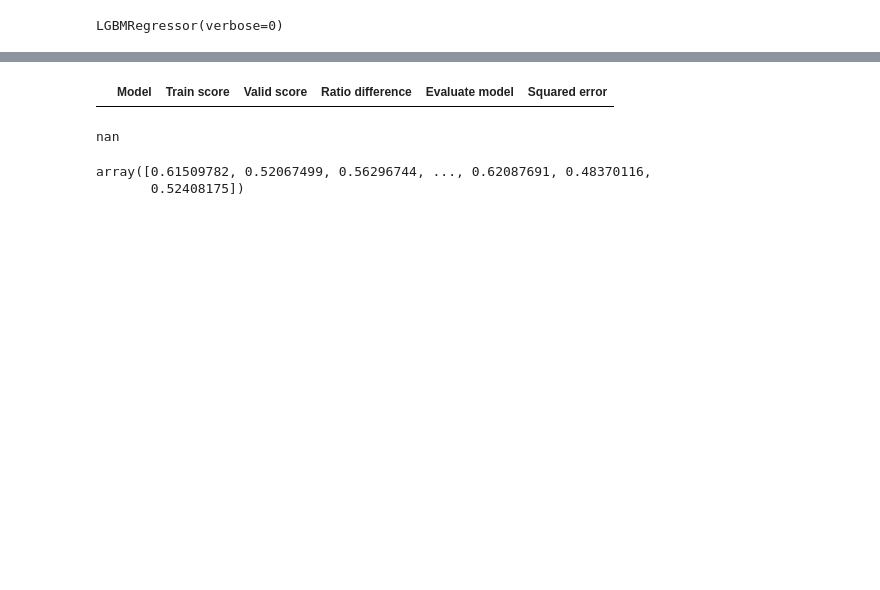
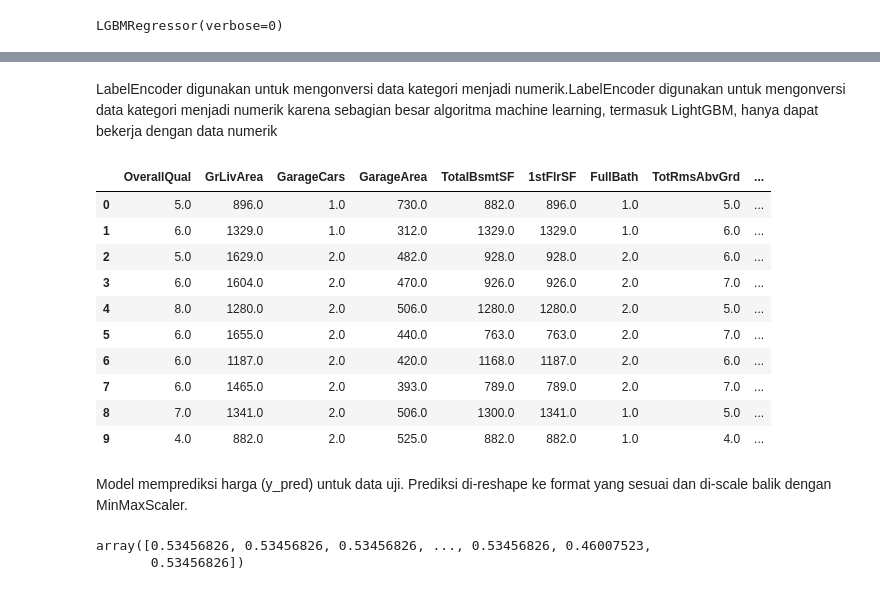
Before and after one commit to Estomihi100103/House-Prices-Kelompok-2, a Jupyter notebook: house_price.ipynb, the cells around one changed output, grey strips where cells are left out. Drawn from its saved outputs; the diff is of its cells as text; code cells hidden in the pictures; blank space fills up the shorter version.

```diff
--- a/house_price.ipynb
+++ b/house_price.ipynb
@@ -374,2 +377,0 @@ df_test.sample(10)
-# %%
-df_test.drop(columns=['Id', 'Alley', 'PoolQC', 'Fence', 'MiscFeature'], inplace=True)
@@ -408,0 +378,10 @@ duplicated values: 0
+# %%
+# Filter data train agar hanya menggunakan fitur terpilih dan target (SalePrice)
+df_test_selected = df_test[selected_features]
+
+# Periksa nilai yang hilang (missing values)
+test_missing_value = df_test_selected.isna().sum()
+test_missing_value.to_csv('test missing value.csv')  # Simpan informasi missing value ke file
+print(test_missing_value[test_missing_value > 0])
+if test_missing_value[test_missing_value > 0].empty:
+    print("No missing values found in the selected features.")
@@ -408,0 +402,25 @@ duplicated values: 0
+# %%
+from sklearn.impute import SimpleImputer
+
+# Step 1: Pisahkan kolom numerik dan kategorikal
+numerical_cols = df_test_selected.select_dtypes(include=['float64', 'int64']).columns
+categorical_cols = df_test_selected.select_dtypes(include=['object']).columns
+
+# Debugging: Pastikan kolom tidak kosong
+print("Numerical Columns:", numerical_cols)
+print("Categorical Columns:", categorical_cols)
+
+# Step 2: Imputasi nilai yang hilang untuk kolom numerik (median)
+imputer_median = SimpleImputer(strategy='median')
+df_test_selected.loc[:, numerical_cols] = imputer_median.fit_transform(df_test_selected[numerical_cols])
+
+# Step 3: Imputasi nilai yang hilang untuk kolom kategorikal (most frequent)
+if len(categorical_cols) > 0:  # Hanya lakukan imputasi jika ada kolom kategorikal
+    imputer_most = SimpleImputer(strategy='most_frequent')
+    df_test_selected.loc[:, categorical_cols] = imputer_most.fit_transform(df_test_selected[categorical_cols])
+else:
+    print("No categorical columns found. Skipping categorical imputation.")
+
+# Debugging: Periksa kembali apakah masih ada missing values
+print("Missing Values After Imputation:")
+print(df_test_selected.isna().sum())
@@ -633,9 +666,0 @@ model_score
-# %%
-x = model_score[model_score['Evaluate model'] == 'good']
-x
-# %% [output]
-|  | Model | Train score | Valid score | Ratio difference | Evaluate model | Squared error |
-# %%
-x['Squared error'].min()
-# %% [output]
-nan
@@ -642,3 +671,5 @@ nan
+# %% [markdown]
+LabelEncoder digunakan untuk mengonversi data kategori menjadi numerik.LabelEncoder digunakan untuk mengonversi data kategori menjadi numerik karena sebagian besar algoritma machine learning, termasuk LightGBM, hanya dapat bekerja dengan data numerik
 # %%
 encoder = LabelEncoder()
 
@@ -681,12 +712,29 @@ df_test['GarageCond'] = encoder.fit_transform(df_test['GarageCond'])
 df_test['PavedDrive'] = encoder.fit_transform(df_test['PavedDrive'])
 df_test['SaleType'] = encoder.fit_transform(df_test['SaleType'])
 df_test['SaleCondition'] = encoder.fit_transform(df_test['SaleCondition'])
+# %%
+df_test_selected.head(10)
+# %% [output]
+|  | OverallQual | GrLivArea | GarageCars | GarageArea | TotalBsmtSF | 1stFlrSF | FullBath | TotRmsAbvGrd | ... |
+| 0 | 5.0 | 896.0 | 1.0 | 730.0 | 882.0 | 896.0 | 1.0 | 5.0 | ... |
+| 1 | 6.0 | 1329.0 | 1.0 | 312.0 | 1329.0 | 1329.0 | 1.0 | 6.0 | ... |
+| 2 | 5.0 | 1629.0 | 2.0 | 482.0 | 928.0 | 928.0 | 2.0 | 6.0 | ... |
+| 3 | 6.0 | 1604.0 | 2.0 | 470.0 | 926.0 | 926.0 | 2.0 | 7.0 | ... |
+| 4 | 8.0 | 1280.0 | 2.0 | 506.0 | 1280.0 | 1280.0 | 2.0 | 5.0 | ... |
+| 5 | 6.0 | 1655.0 | 2.0 | 440.0 | 763.0 | 763.0 | 2.0 | 7.0 | ... |
+| 6 | 6.0 | 1187.0 | 2.0 | 420.0 | 1168.0 | 1187.0 | 2.0 | 6.0 | ... |
+| 7 | 6.0 | 1465.0 | 2.0 | 393.0 | 789.0 | 789.0 | 2.0 | 7.0 | ... |
+| 8 | 7.0 | 1341.0 | 2.0 | 506.0 | 1300.0 | 1341.0 | 1.0 | 5.0 | ... |
+| 9 | 4.0 | 882.0 | 2.0 | 525.0 | 882.0 | 882.0 | 1.0 | 4.0 | ... |
+# %% [markdown]
+Model memprediksi harga (y_pred) untuk data uji.
+Prediksi di-reshape ke format yang sesuai dan di-scale balik dengan MinMaxScaler.
 # %%
-y_pred = model.predict(df_test)
+y_pred = model.predict(df_test_selected)
 y_pred
 # %% [output]
-array([0.61509782, 0.52067499, 0.56296744, ..., 0.62087691, 0.48370116,
-       0.52408175])
+array([0.53456826, 0.53456826, 0.53456826, ..., 0.53456826, 0.46007523,
+       0.53456826])
 # %%
 # Reshape y_pred to 2D array
 y_pred_reshaped = y_pred.reshape(-1, 1)
```
Also changed, not shown: parts of 39 cells of this notebook, 4 other files.
